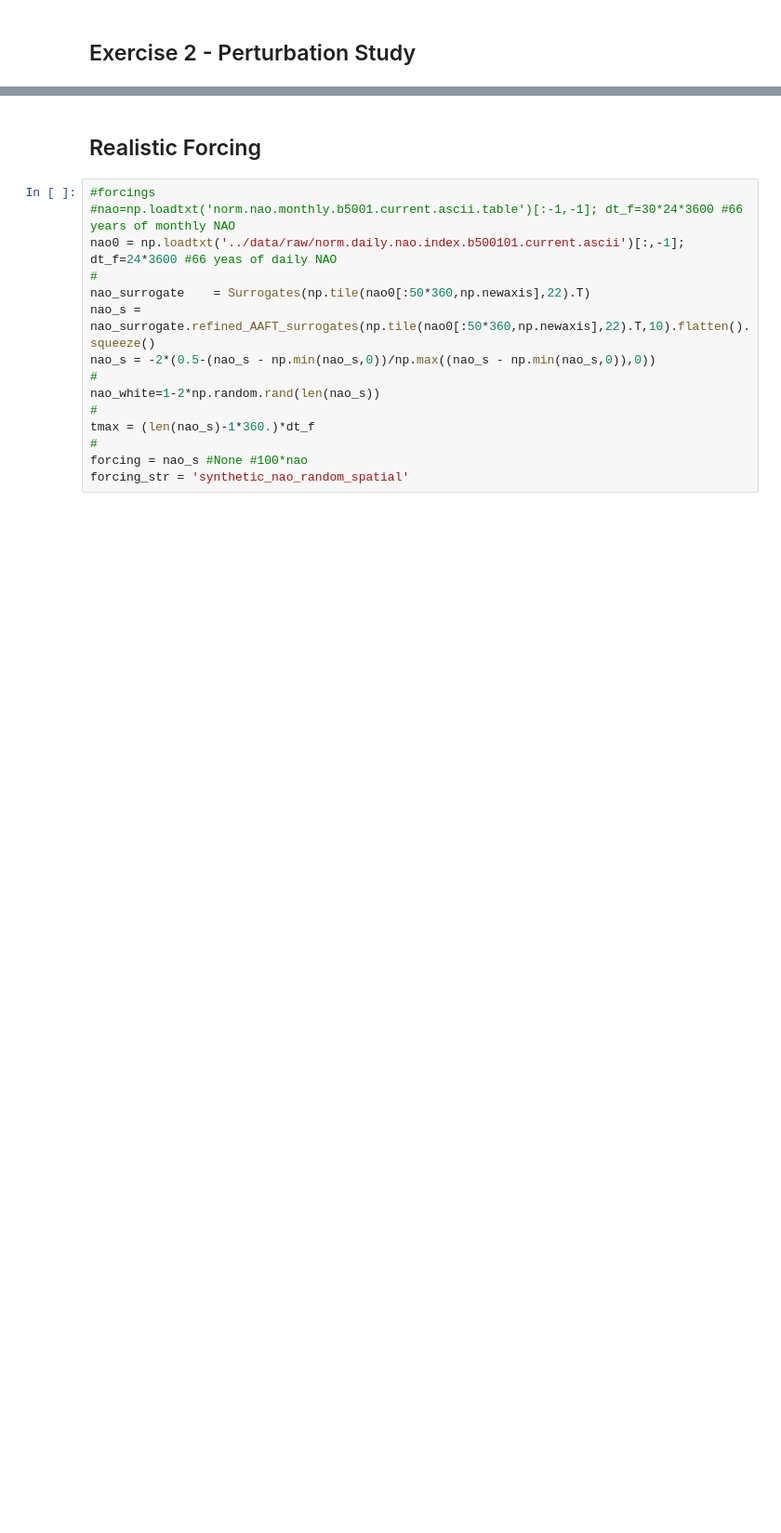
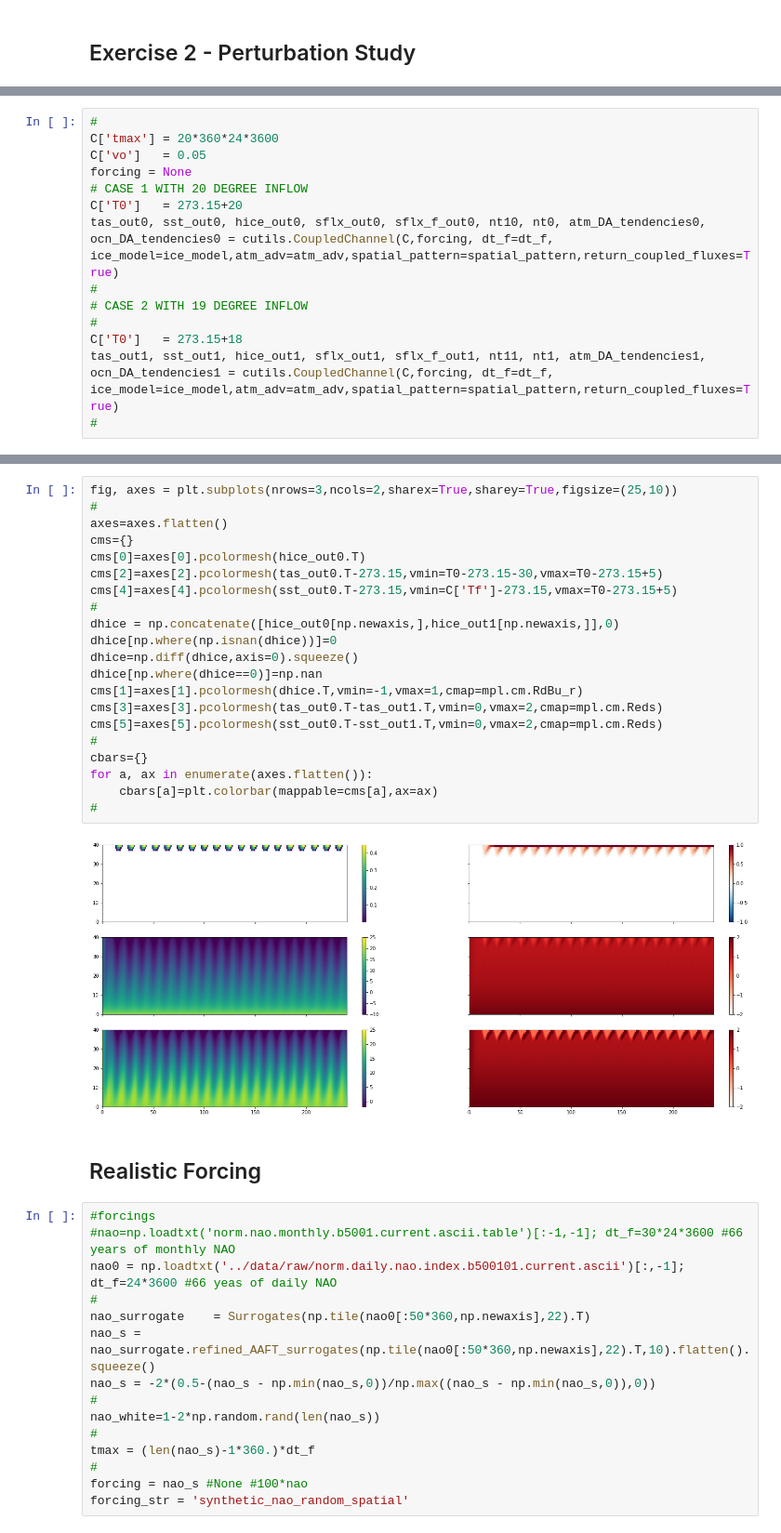
Before and after one commit to AleksiNummelin/coupled_channel, a Jupyter notebook: notebooks/CoupledChannelModel_clean.ipynb, the cells around one changed output, grey strips where cells are left out. Shown at 93% size. Cells and saved outputs as stored; diff of their text form; blank space fills up the shorter version.

```diff
--- a/notebooks/CoupledChannelModel_clean.ipynb
+++ b/notebooks/CoupledChannelModel_clean.ipynb
@@ -301,0 +296,14 @@ tas_out0, sst_out0, hice_out0, sflx_out0, sflx_f_out0, nt1_0, nt0 = cutils.Coupl
+# %%
+#
+C['tmax'] = 20*360*24*3600
+C['vo']   = 0.05
+forcing = None
+# CASE 1 WITH 20 DEGREE INFLOW
+C['T0']   = 273.15+20
+tas_out0, sst_out0, hice_out0, sflx_out0, sflx_f_out0, nt10, nt0, atm_DA_tendencies0, ocn_DA_tendencies0 = cutils.CoupledChannel(C,forcing, dt_f=dt_f, ice_model=ice_model,atm_adv=atm_adv,spatial_pattern=spatial_pattern,return_coupled_fluxes=True)
+#
+# CASE 2 WITH 19 DEGREE INFLOW
+#
+C['T0']   = 273.15+18
+tas_out1, sst_out1, hice_out1, sflx_out1, sflx_f_out1, nt11, nt1, atm_DA_tendencies1, ocn_DA_tendencies1 = cutils.CoupledChannel(C,forcing, dt_f=dt_f, ice_model=ice_model,atm_adv=atm_adv,spatial_pattern=spatial_pattern,return_coupled_fluxes=True)
+#
@@ -302,3 +328,26 @@ tas_out0, sst_out0, hice_out0, sflx_out0, sflx_f_out0, nt1_0, nt0 = cutils.Coupl
+# %%
+fig, axes = plt.subplots(nrows=3,ncols=2,sharex=True,sharey=True,figsize=(25,10))
+#
+axes=axes.flatten()
+cms={}
+cms[0]=axes[0].pcolormesh(hice_out0.T)
+cms[2]=axes[2].pcolormesh(tas_out0.T-273.15,vmin=T0-273.15-30,vmax=T0-273.15+5)
+cms[4]=axes[4].pcolormesh(sst_out0.T-273.15,vmin=C['Tf']-273.15,vmax=T0-273.15+5)
+#
+dhice = np.concatenate([hice_out0[np.newaxis,],hice_out1[np.newaxis,]],0)
+dhice[np.where(np.isnan(dhice))]=0
+dhice=np.diff(dhice,axis=0).squeeze()
+dhice[np.where(dhice==0)]=np.nan
+cms[1]=axes[1].pcolormesh(dhice.T,vmin=-1,vmax=1,cmap=mpl.cm.RdBu_r)
+cms[3]=axes[3].pcolormesh(tas_out0.T-tas_out1.T,vmin=0,vmax=2,cmap=mpl.cm.Reds)
+cms[5]=axes[5].pcolormesh(sst_out0.T-sst_out1.T,vmin=0,vmax=2,cmap=mpl.cm.Reds)
+#
+cbars={}
+for a, ax in enumerate(axes.flatten()):
+    cbars[a]=plt.colorbar(mappable=cms[a],ax=ax)
+#
+# %% [output]
+[figure, added]
 # %% [markdown]
 ## Realistic Forcing
 # %%
```
Also changed, not shown: parts of 17 cells of this notebook, 1 other file.
